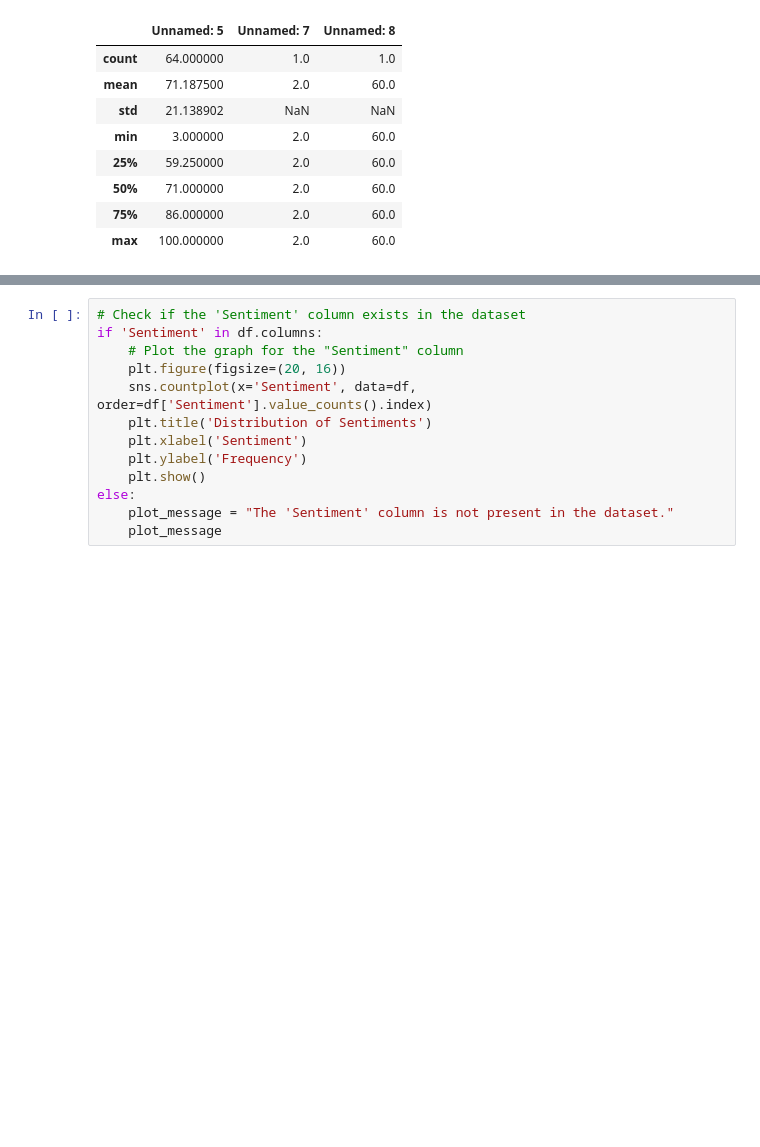
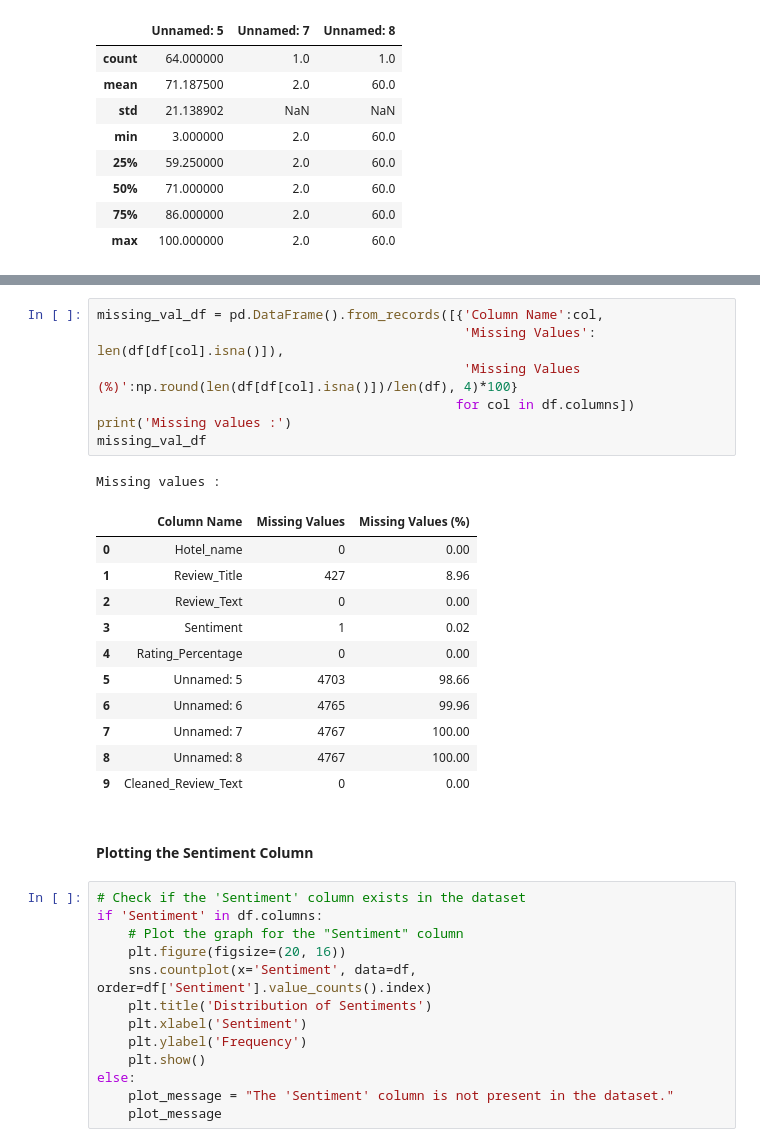
Before and after one commit to sunilmittal22/Chennai-City-Hotel-Reviews, a Jupyter notebook: NLP Assignment 2.ipynb, the cells around one changed output, grey strips where cells are left out. Cells and saved outputs as stored; diff of their text form; blank space fills up the shorter version.

```diff
--- a/NLP Assignment 2.ipynb
+++ b/NLP Assignment 2.ipynb
@@ -71,3 +101,25 @@ df.describe()
+# %%
+missing_val_df = pd.DataFrame().from_records([{'Column Name':col,
+                                               'Missing Values': len(df[df[col].isna()]),
+                                               'Missing Values (%)':np.round(len(df[df[col].isna()])/len(df), 4)*100}
+                                              for col in df.columns])
+print('Missing values :')
+missing_val_df
+# %% [output]
+Missing values :
+|  | Column Name | Missing Values | Missing Values (%) |
+| 0 | Hotel_name | 0 | 0.00 |
+| 1 | Review_Title | 427 | 8.96 |
+| 2 | Review_Text | 0 | 0.00 |
+| 3 | Sentiment | 1 | 0.02 |
+| 4 | Rating_Percentage | 0 | 0.00 |
+| 5 | Unnamed: 5 | 4703 | 98.66 |
+| 6 | Unnamed: 6 | 4765 | 99.96 |
+| 7 | Unnamed: 7 | 4767 | 100.00 |
+| 8 | Unnamed: 8 | 4767 | 100.00 |
+| 9 | Cleaned_Review_Text | 0 | 0.00 |
+# %% [markdown]
+#### Plotting the Sentiment Column
 # %%
 # Check if the 'Sentiment' column exists in the dataset
 if 'Sentiment' in df.columns:
```
Also changed, not shown: parts of 8 cells of this notebook, 1 other file.
